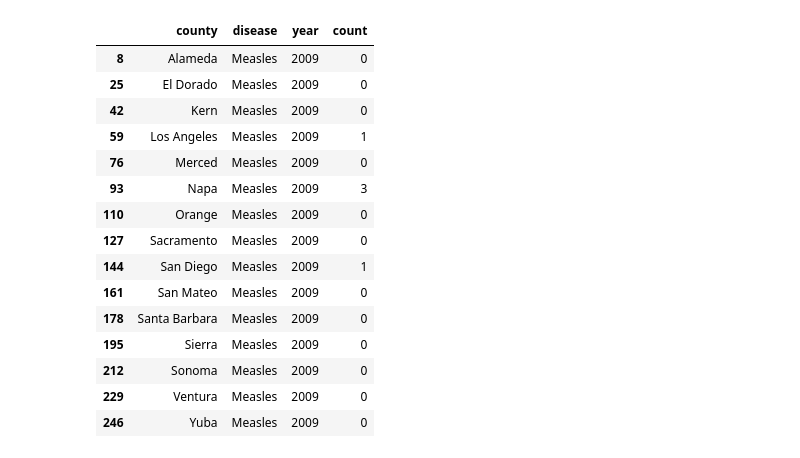
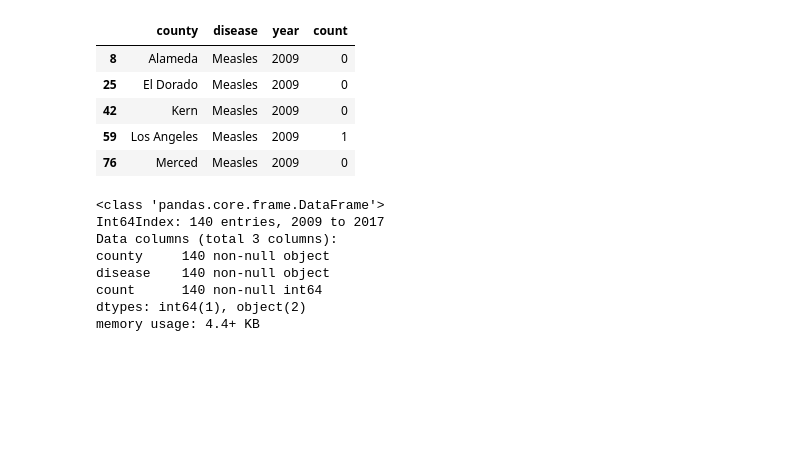
Before and after one commit to GCutaiar/group-project1, a Jupyter notebook: Resource/project1_read_csv_clay.ipynb, the cells around one changed output. Saved outputs shown, nothing was run; the diff lists cells and outputs as text; code cells hidden in the pictures; blank space fills up the shorter version.

```diff
--- a/Resource/project1_read_csv_clay.ipynb
+++ b/Resource/project1_read_csv_clay.ipynb
@@ -97,35 +115,25 @@ dd_complete_15 = dd_complete_15.reset_index()
 # %%
 
 dd_years_09 = dd_complete_15[dd_complete_15["year"]== 2009]
 dd_years_10 = dd_complete_15[dd_complete_15["year"]== 2010]
 dd_years_11 = dd_complete_15[dd_complete_15["year"]== 2011]
 dd_years_12 = dd_complete_15[dd_complete_15["year"]== 2012]
 dd_years_13 = dd_complete_15[dd_complete_15["year"]== 2003]
 dd_years_14 = dd_complete_15[dd_complete_15["year"]== 2014]
 dd_years_15 = dd_complete_15[dd_complete_15["year"]== 2015]
 dd_years_16 = dd_complete_15[dd_complete_15["year"]== 2016]
 dd_years_17 = dd_complete_15[dd_complete_15["year"]== 2017]
 
 
 #2009 and 2013 only have 45 data points per column, all the other years have 60
 dd_measles_09 = dd_years_09[dd_years_09["disease"]== "Measles"]
 dd_measles_10 = dd_years_10[dd_years_10["disease"]== "Measles"]
 dd_measles_11 = dd_years_11[dd_years_11["disease"]== "Measles"]
-dd_measles_09
+dd_measles_09.head()
 # %% [output]
 |  | county | disease | year | count |
 | 8 | Alameda | Measles | 2009 | 0 |
 | 25 | El Dorado | Measles | 2009 | 0 |
 | 42 | Kern | Measles | 2009 | 0 |
 | 59 | Los Angeles | Measles | 2009 | 1 |
 | 76 | Merced | Measles | 2009 | 0 |
-| 93 | Napa | Measles | 2009 | 3 |
-| 110 | Orange | Measles | 2009 | 0 |
-| 127 | Sacramento | Measles | 2009 | 0 |
-| 144 | San Diego | Measles | 2009 | 1 |
-| 161 | San Mateo | Measles | 2009 | 0 |
-| 178 | Santa Barbara | Measles | 2009 | 0 |
-| 195 | Sierra | Measles | 2009 | 0 |
-| 212 | Sonoma | Measles | 2009 | 0 |
-| 229 | Ventura | Measles | 2009 | 0 |
-| 246 | Yuba | Measles | 2009 | 0 |
@@ -141,6 +143,7 @@ dd_measles_09
 dyr = dd_complete_4.set_index('year')
 dyrs = dyr.drop([2001, 2002, 2003, 2004, 2005, 2006, 2007, 2008])
 
+dyrs.info()
 ddyr_alameda = dyrs[dyrs["county"]== "Alameda"]
 ddyr_alameda_meas = ddyr_alameda[ddyr_alameda["disease"]== "Measles"]
 
@@ -152,3 +155,12 @@ ddyr_yuba_meas = ddyr_yuba[ddyr_yuba["disease"]== "Measles"]
 
 ddyr_sonoma = dyrs[dyrs["county"]== "Sonoma"]
 ddyr_sonoma_meas = ddyr_sonoma[ddyr_sonoma["disease"]== "Measles"]
+# %% [output]
+<class 'pandas.core.frame.DataFrame'>
+Int64Index: 140 entries, 2009 to 2017
+Data columns (total 3 columns):
+county     140 non-null object
+disease    140 non-null object
+count      140 non-null int64
+dtypes: int64(1), object(2)
+memory usage: 4.4+ KB
```
Also changed, not shown: parts of 9 cells of this notebook.
